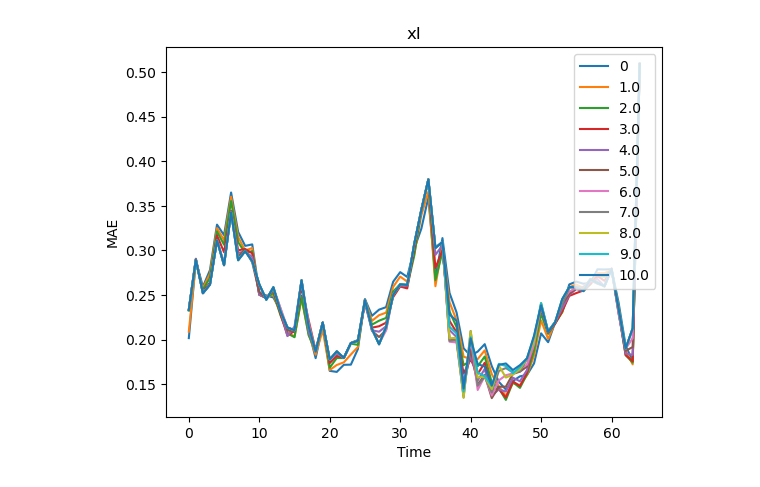
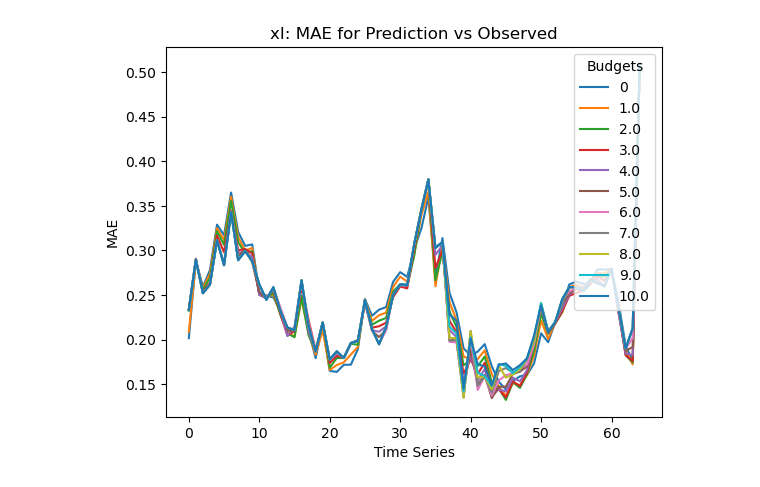
Before and after one commit to tgfive/Inverse_Classification, a Jupyter notebook: exporter.ipynb, the cells around one changed output. Saved outputs shown, nothing was run; the diff lists cells and outputs as text; code cells hidden in the pictures.

Commit message:
Include .py file for plotting

```diff
--- a/exporter.ipynb
+++ b/exporter.ipynb
@@ -25,7 +25,7 @@ _ = FLAGS(["__main__"])
 # %%
 from invclass.inv_utils import save_result
 # %%
-with open(r'brazil_data/brazil_result.pkl','rb') as file:
+with open(r'brazil_data/processed_brazil-invResult.pkl','rb') as file:
     result_dict = pkl.load(file)
 # %%
 with open(r'brazil_data/processed_brazil.pkl','rb') as file:
@@ -43,8 +35,0 @@ return_xD = np.zeros([len(result_dict['budgets']), data_dict['test']['X'].shape[
-# %%
-n = list(range(len(result_dict['ids'])))
-n.reverse()
-
-for i in n:
-    j = result_dict['ids'][i]
-    return_xI[:, i:i+input_width] = result_dict[j]['xI']
-    return_xD[:, i:i+input_width] = result_dict[j]['xD']
@@ -82,13 +56,13 @@ budgets = result_dict['budgets']
 # %%
 for i, b in enumerate(budgets):
     xI_est = result_dict['xI'][i]
-    xI_diff = np.sum(np.absolute(xI_obs - xI_est), axis=1) / xI_obs.shape[1]
+    xI_diff = np.mean(np.absolute(xI_obs - xI_est), axis=1)
     plt.plot(xI_diff, label=b)
 
-plt.legend()
-plt.title('xI')
-plt.xlabel('Time')
+plt.legend(title='Budgets')
+plt.title('xI: MAE for Prediction vs Observed')
+plt.xlabel('Time Series')
 plt.ylabel('MAE')
 _ = plt.show()
 # %% [output]
-[figure, old version]
+[figure, new version]
```
Also changed, not shown: parts of 12 cells of this notebook, 3 other files.
